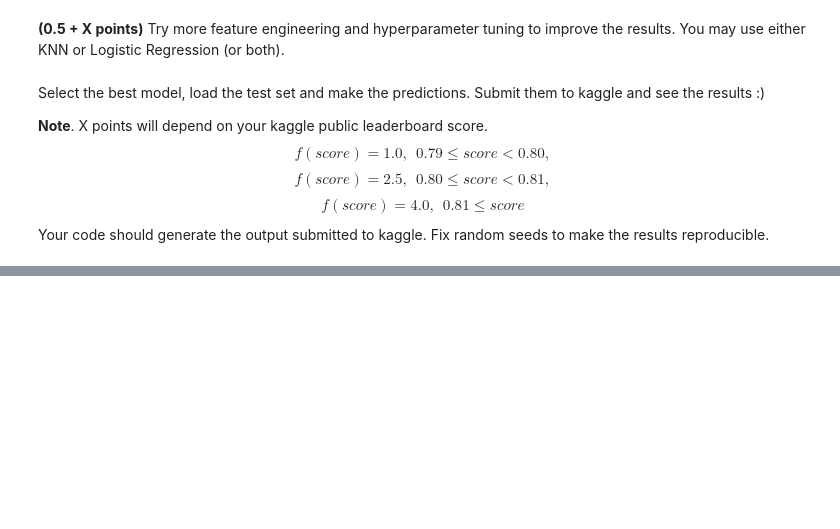
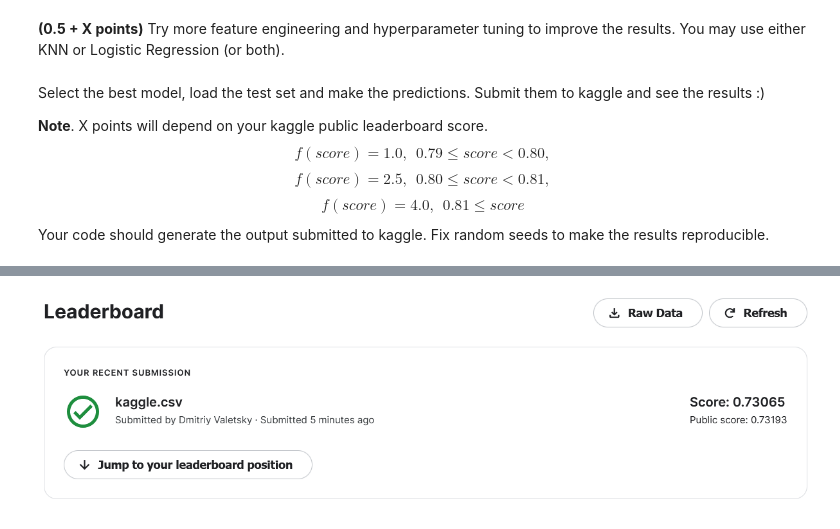
Before and after one commit to DimaValetsky/ml-intro, a Jupyter notebook: 5_classification_linear_knn/hw_classification.ipynb, the cells around one changed output, grey strips where cells are left out. Drawn from its saved outputs; the diff is of its cells as text; code cells hidden in the pictures; blank space fills up the shorter version.

```diff
--- a/5_classification_linear_knn/hw_classification.ipynb
+++ b/5_classification_linear_knn/hw_classification.ipynb
@@ -524,0 +798,5 @@ Your code should generate the output submitted to kaggle. Fix random seeds to ma
+# %%
+from IPython.display import Image
+Image("dimer_score.png")
+# %% [output]
+[figure, added]
```
Also changed, not shown: parts of 29 cells of this notebook.
